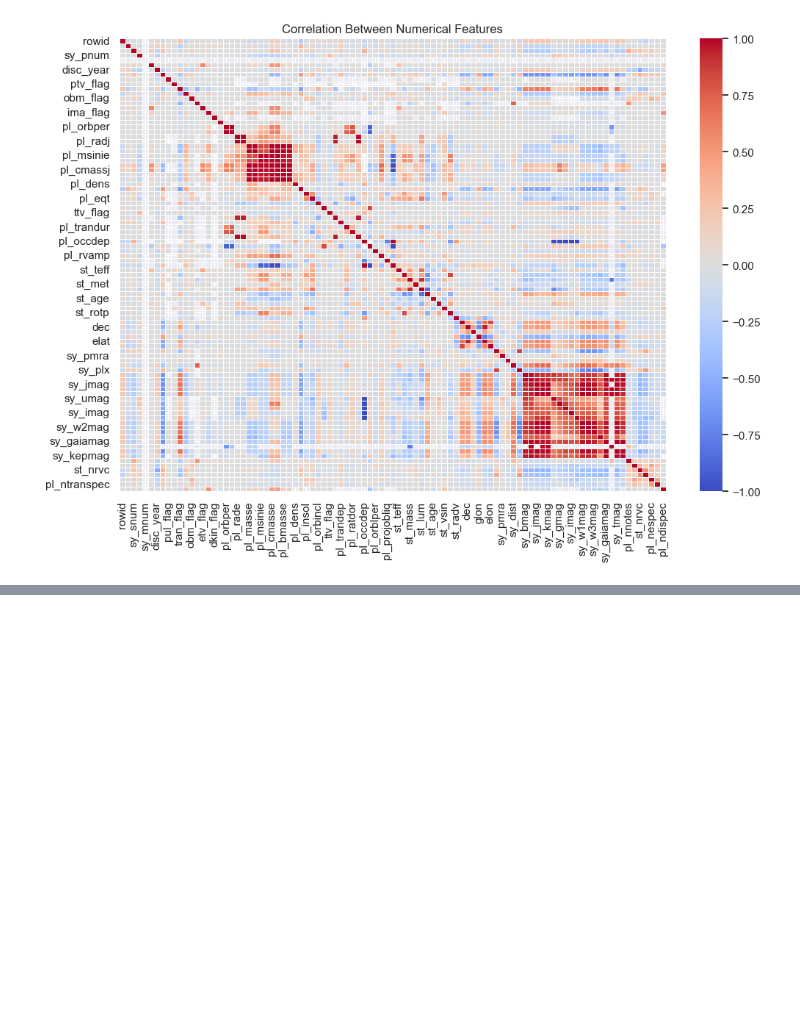
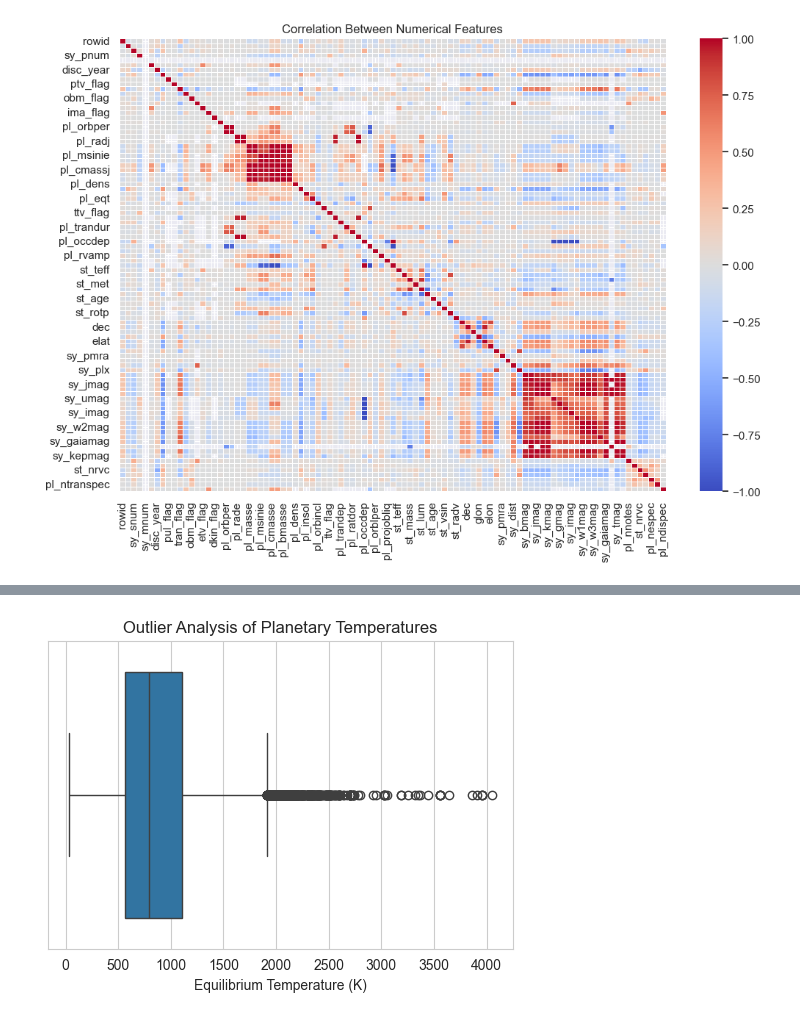
Before and after one commit to ANANYA200421/ExoHabit-AI, a Jupyter notebook: notebooks/milestone-1.ipynb, the cells around one changed output, grey strips where cells are left out. Cells and saved outputs as stored; diff of their text form; code cells hidden in the pictures; blank space fills up the shorter version.

Commit message:
git commit -m "Week 1: Data collection and exploratory analysis"

```diff
--- a/notebooks/milestone-1.ipynb
+++ b/notebooks/milestone-1.ipynb
@@ -143,0 +155,8 @@ plt.show()
+# %%
+plt.figure(figsize=(6,4))
+sns.boxplot(x=df['pl_eqt'])
+plt.xlabel("Equilibrium Temperature (K)")
+plt.title("Outlier Analysis of Planetary Temperatures")
+plt.show()
+# %% [output]
+[figure, added]
```
Also changed, not shown: parts of 13 cells of this notebook.
